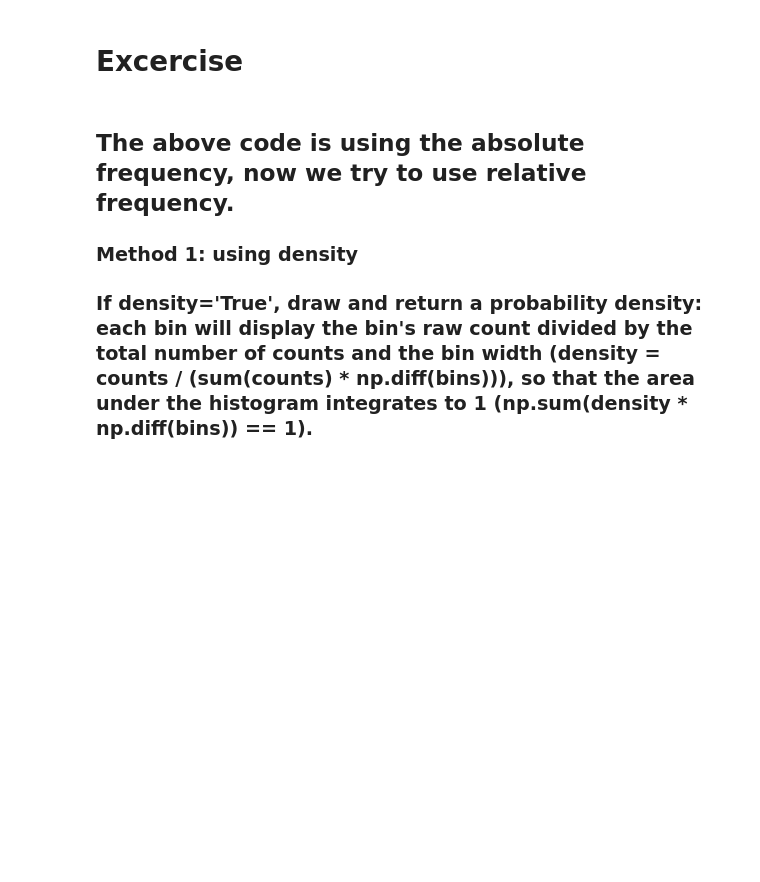
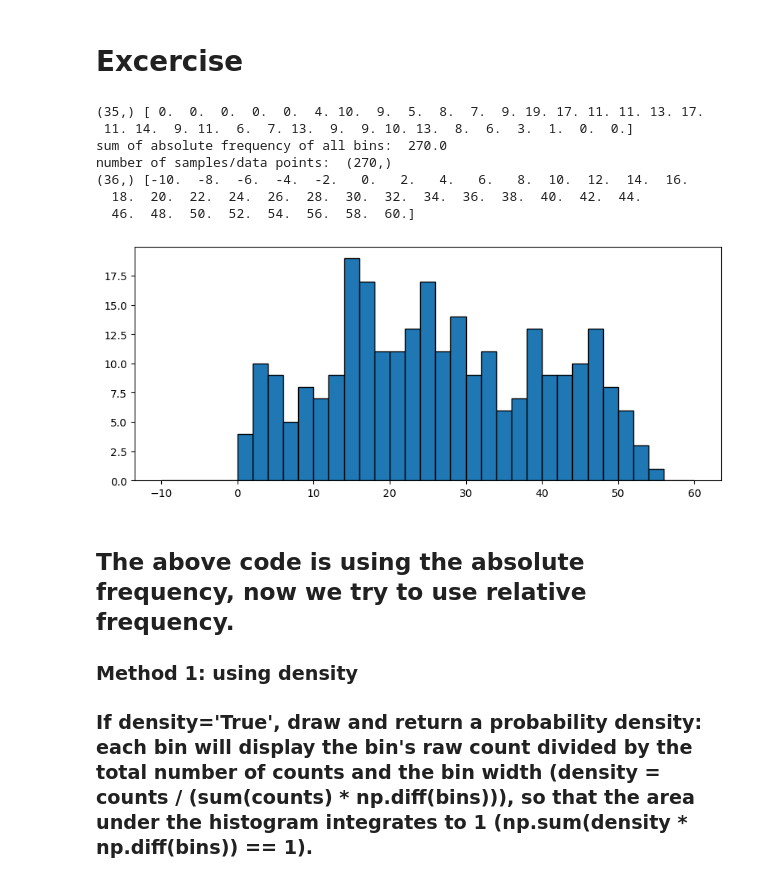
Before and after one commit to ZhengWinnieWu/course_statistics, a Jupyter notebook: unit1/data_analysis_distribution_histogram.ipynb, the cells around one changed output. Saved outputs shown, nothing was run; the diff lists cells and outputs as text; code cells hidden in the pictures; blank space fills up the shorter version.

```diff
--- a/unit1/data_analysis_distribution_histogram.ipynb
+++ b/unit1/data_analysis_distribution_histogram.ipynb
@@ -135,12 +196,21 @@ number of samples/data points:  (270,)
 # %%
 # Define our own bins interval as 2, the bins start from -10 and end with 60.
 fig = plt.figure(figsize=(10,4))
 ax = fig.add_subplot(1,1,1)
-n, bins, patches = plt.hist(u_winter_1,bins=np.arange(), edgecolor="black")
+n, bins, patches = plt.hist(u_winter_1,bins=np.arange(-10,60+2,2), edgecolor="black")
 print(n.shape,n)
 print('sum of absolute frequency of all bins: ',np.sum(n))
 print('number of samples/data points: ',u_winter_1.shape)
 print(bins.shape,bins)
+# %% [output]
+(35,) [ 0.  0.  0.  0.  0.  4. 10.  9.  5.  8.  7.  9. 19. 17. 11. 11. 13. 17.
+ 11. 14.  9. 11.  6.  7. 13.  9.  9. 10. 13.  8.  6.  3.  1.  0.  0.]
+sum of absolute frequency of all bins:  270.0
+number of samples/data points:  (270,)
+(36,) [-10.  -8.  -6.  -4.  -2.   0.   2.   4.   6.   8.  10.  12.  14.  16.
+  18.  20.  22.  24.  26.  28.  30.  32.  34.  36.  38.  40.  42.  44.
+  46.  48.  50.  52.  54.  56.  58.  60.]
+[figure, added]
 # %% [markdown]
 ## The above code is using the absolute frequency, now we try to use relative frequency.
 ### Method 1: using density
```
Also changed, not shown: parts of 5 cells of this notebook.
